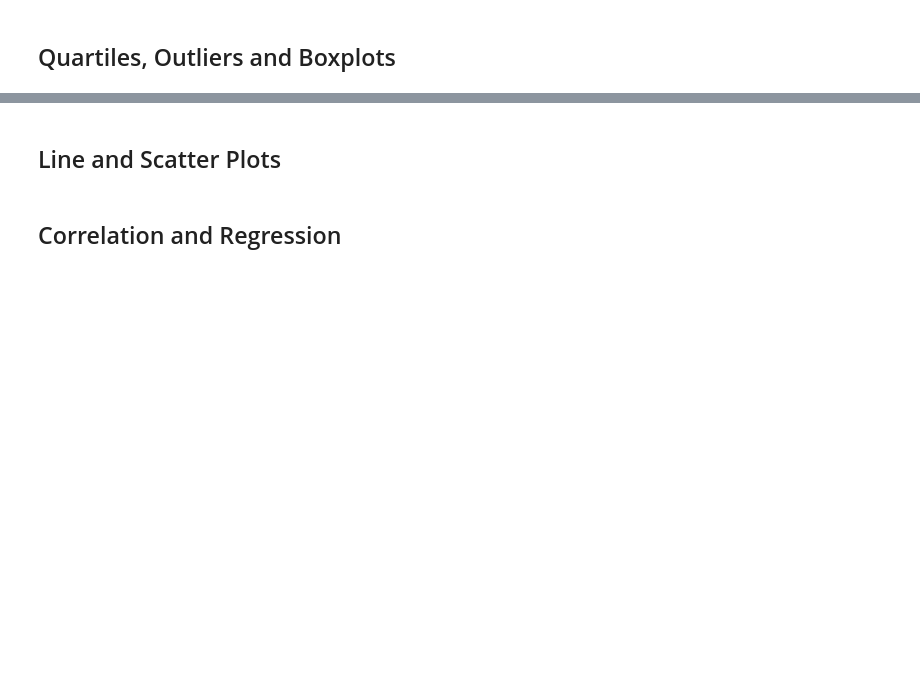
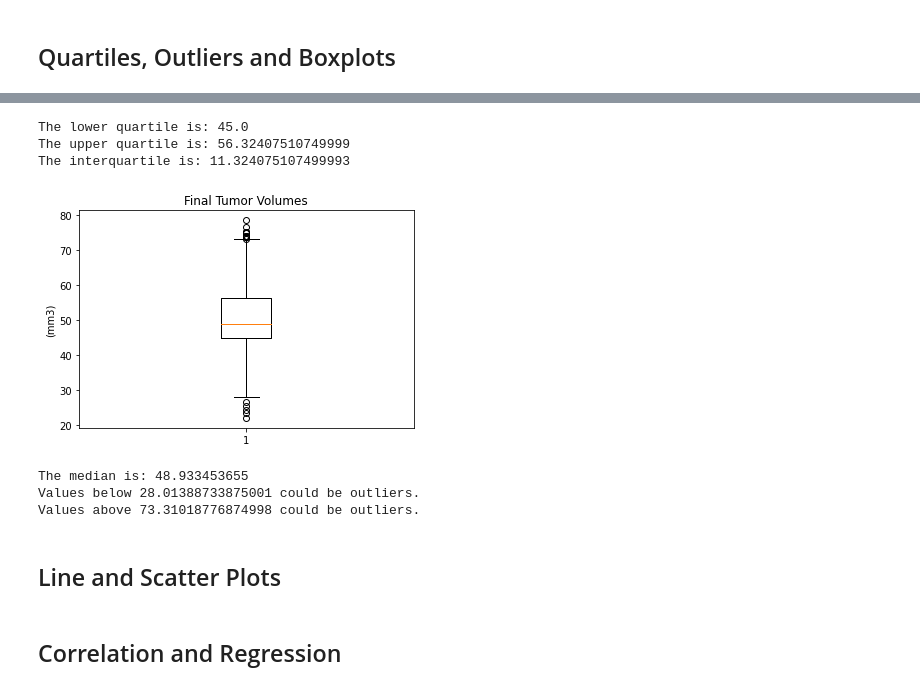
Before and after one commit to FabulousErin/Matplotlib, a Jupyter notebook: pymaceuticals_starter.ipynb, the cells around one changed output, grey strips where cells are left out. Cells and saved outputs as stored; diff of their text form; code cells hidden in the pictures; blank space fills up the shorter version.

```diff
--- a/pymaceuticals_starter.ipynb
+++ b/pymaceuticals_starter.ipynb
@@ -209,6 +194,11 @@ fem_mal_df.head()
 # Capomulin, Ramicane, Infubinol, and Ceftamin
 
 # Start by getting the last (greatest) timepoint for each mouse
+time_df=clean_df.groupby('Mouse ID')
+max_time_df=time_df['Timepoint'].max()
 
 
 # Merge this group df with the original dataframe to get the tumor volume at the last timepoint
+new_df = pd.merge(clean_df, max_time_df, on="Mouse ID", how="left")
+new_df.head()
+new_df.rename(columns={'Timepoint_y':'Last Timepoint'})
@@ -215,20 +219,54 @@ fem_mal_df.head()
 # %%
 # Put treatments into a list for for loop (and later for plot labels)
+treatments =new_df['Drug Regimen'].tolist()
+treatments
 
 
 # Create empty list to fill with tumor vol data (for plotting)
-
+final_tumor_vol = new_df.loc[new_df['Drug Regimen']==treatments, 'Tumor Volume (mm3)']
+final_tumor_vol
 
 # Calculate the IQR and quantitatively determine if there are any potential outliers.
+quartiles = final_tumor_vol.quantile([.25,.5,.75])
+lowerq = quartiles[0.25]
+medianq = quartiles[0.5]
+upperq = quartiles[0.75]
+iqr = upperq-lowerq
 
+print(f"The lower quartile is: {lowerq}")
+print(f"The upper quartile is: {upperq}")
+print(f"The interquartile is: {iqr}")
+
+fig1, ax1 = plt.subplots()
+ax1.set_title('Final Tumor Volumes')
+ax1.set_ylabel('(mm3)')
+ax1.boxplot(final_tumor_vol)
+plt.show()
+
+#print(f"The the median is: {quartiles[0.5]} ")
+print(f"The median is: {medianq}")
 
     # Locate the rows which contain mice on each drug and get the tumor volumes
 
 
     # add subset
 
 
     # Determine outliers using upper and lower bounds
+
+
+lower_bound = lowerq - (1.5*iqr)
+upper_bound = upperq + (1.5*iqr)
+print(f"Values below {lower_bound} could be outliers.")
+print(f"Values above {upper_bound} could be outliers.")
+# %% [output]
+The lower quartile is: 45.0
+The upper quartile is: 56.32407510749999
+The interquartile is: 11.324075107499993
+[figure, added]
+The median is: 48.933453655
+Values below 28.01388733875001 could be outliers.
+Values above 73.31018776874998 could be outliers.
 # %%
 # Generate a box plot of the final tumor volume of each mouse across four regimens of interest
 # %% [markdown]
```
Also changed, not shown: parts of 4 cells of this notebook.
